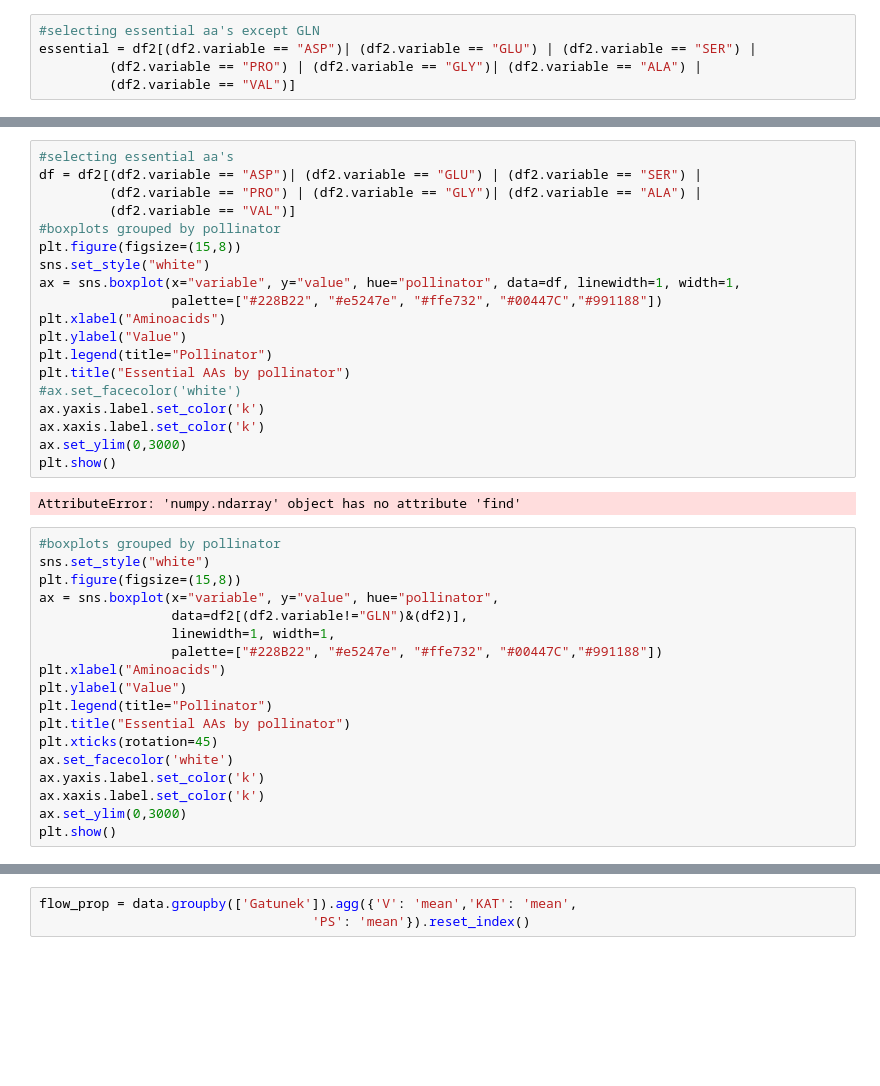
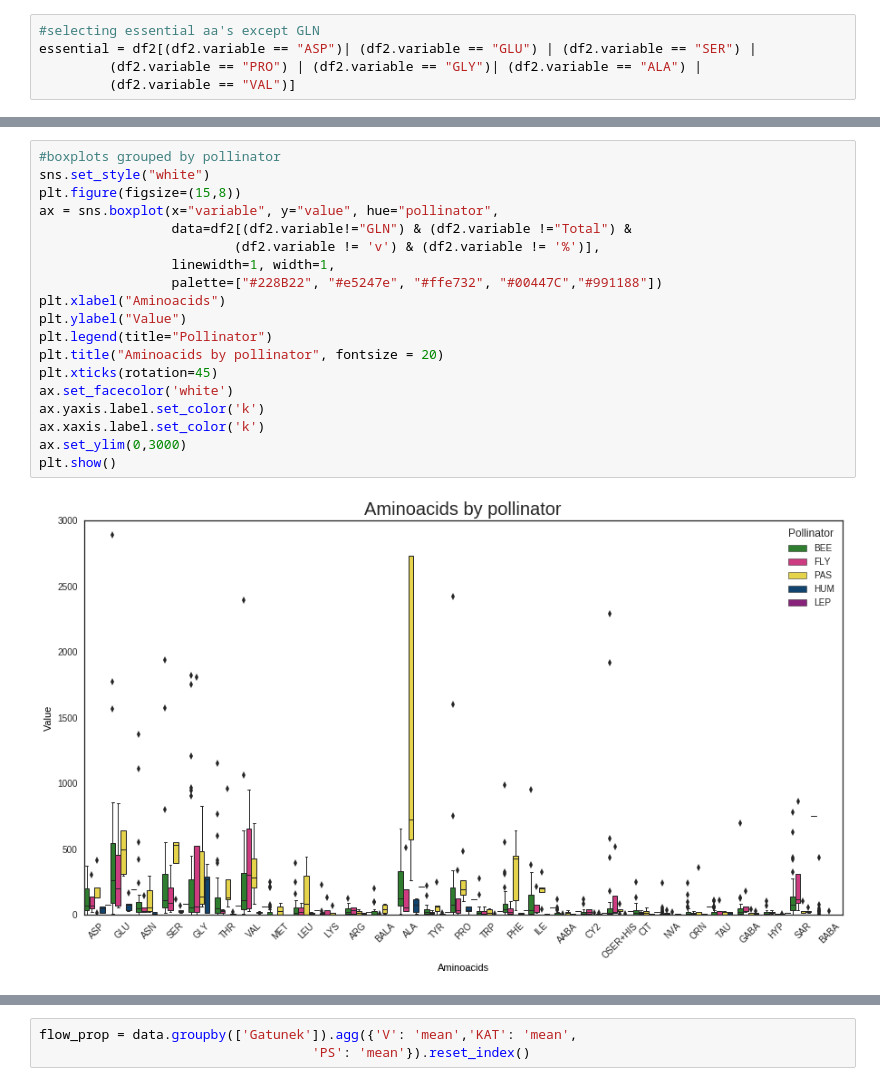
Before and after one commit to AgataRoguz/projekty_uw, a Jupyter notebook: Fritillaria_evolution.ipynb, the cells around one changed output, grey strips where cells are left out. Drawn from its saved outputs; the diff is of its cells as text; blank space fills up the shorter version.

```diff
--- a/Fritillaria_evolution.ipynb
+++ b/Fritillaria_evolution.ipynb
@@ -274,39 +292,21 @@ AttributeError: 'numpy.ndarray' object has no attribute 'find'
 # %%
-#selecting essential aa's
-df = df2[(df2.variable == "ASP")| (df2.variable == "GLU") | (df2.variable == "SER") |
-         (df2.variable == "PRO") | (df2.variable == "GLY")| (df2.variable == "ALA") |
-         (df2.variable == "VAL")]
 #boxplots grouped by pollinator
+sns.set_style("white")
 plt.figure(figsize=(15,8))
-sns.set_style("white")
-ax = sns.boxplot(x="variable", y="value", hue="pollinator", data=df, linewidth=1, width=1,
+ax = sns.boxplot(x="variable", y="value", hue="pollinator",
+                 data=df2[(df2.variable!="GLN") & (df2.variable !="Total") &
+                         (df2.variable != 'v') & (df2.variable != '%')],
+                 linewidth=1, width=1,
                  palette=["#228B22", "#e5247e", "#ffe732", "#00447C","#991188"])
 plt.xlabel("Aminoacids")
 plt.ylabel("Value")
 plt.legend(title="Pollinator")
-plt.title("Essential AAs by pollinator")
-#ax.set_facecolor('white')
+plt.title("Aminoacids by pollinator", fontsize = 20)
+plt.xticks(rotation=45)
+ax.set_facecolor('white')
 ax.yaxis.label.set_color('k')
 ax.xaxis.label.set_color('k')
 ax.set_ylim(0,3000)
 plt.show()
 # %% [output]
-AttributeError: 'numpy.ndarray' object has no attribute 'find'
+[figure, added]
-# %%
-#boxplots grouped by pollinator
-sns.set_style("white")
-plt.figure(figsize=(15,8))
-ax = sns.boxplot(x="variable", y="value", hue="pollinator",
-                 data=df2[(df2.variable!="GLN")&(df2)],
-                 linewidth=1, width=1,
-                 palette=["#228B22", "#e5247e", "#ffe732", "#00447C","#991188"])
-plt.xlabel("Aminoacids")
-plt.ylabel("Value")
-plt.legend(title="Pollinator")
-plt.title("Essential AAs by pollinator")
-plt.xticks(rotation=45)
-ax.set_facecolor('white')
-ax.yaxis.label.set_color('k')
-ax.xaxis.label.set_color('k')
-ax.set_ylim(0,3000)
-plt.show()
```
Also changed, not shown: parts of 7 cells of this notebook.
